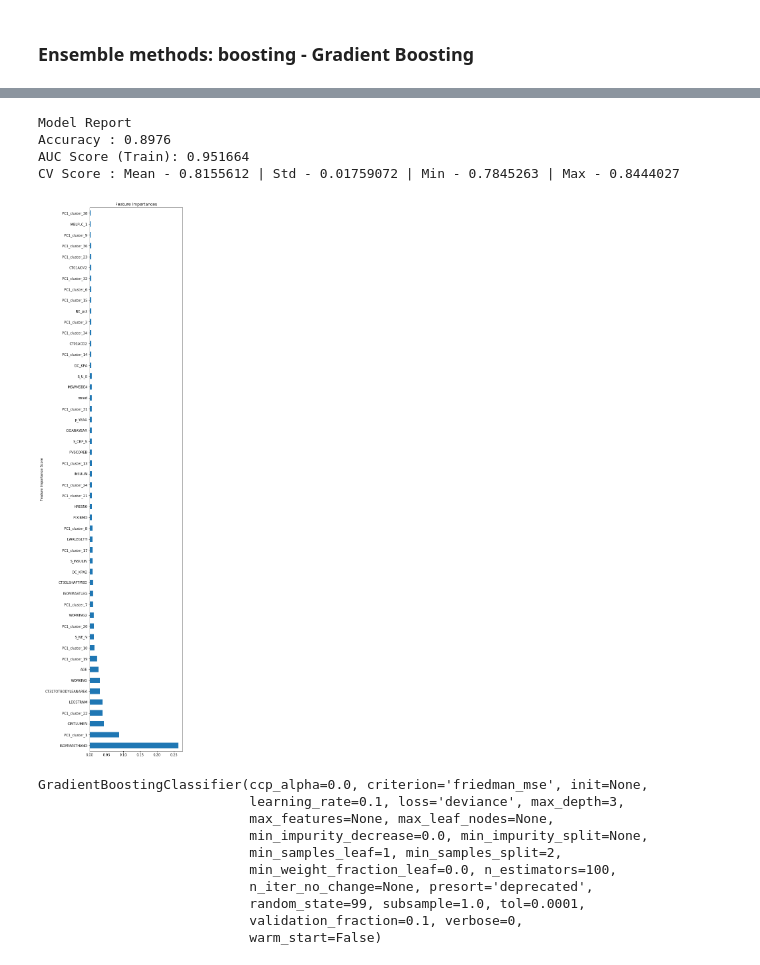
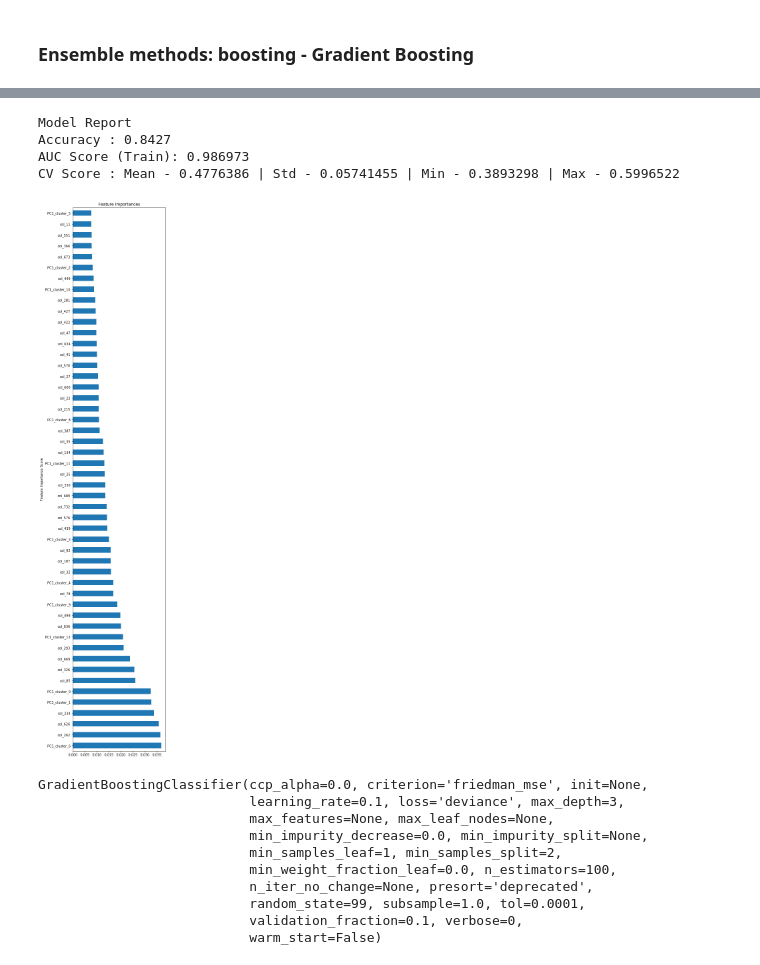
Before and after one commit to wolfhank/final-project, a Jupyter notebook: final_project.ipynb, the cells around one changed output, grey strips where cells are left out. Drawn from its saved outputs; the diff is of its cells as text; code cells hidden in the pictures.

```diff
--- a/final_project.ipynb
+++ b/final_project.ipynb
@@ -532,7 +214,7 @@ plt.show()
 - Run PCA for each cluster (if vars don't fall into any clusters keep it as is)
 - Keep the 1st PC for each cluster
 # %%
-X_imp = scaled_AGES_data_imp_nomissing.drop(["TOTAL_BRAIN", "TBV_ICV", "TBV_4thQ"], axis=1)
-print(X_imp.shape)
-X_imp.head()
+Fake_X = Fake_data.drop(["Y"], axis=1)
+print(Fake_X.shape)
+Fake_X.head()
 # %% [output]
@@ -546,6 +228,7 @@ X_imp.head()
 # %%
 def PCA_Cluster(X_data, cluster_data, n_component = 1):
     appended_data = []
+    pca_varratio = []
     # Importing PCA
     from sklearn import decomposition
     pca = decomposition.PCA(n_components = n_component)
@@ -555,15 +238,16 @@ def PCA_Cluster(X_data, cluster_data, n_component = 1):
         if cluster >= 0 :
             cluster_var_list = cluster_data[cluster_data.index == cluster].values.tolist()
             # fit_transform
+            pca_fit = pca.fit(X_data[cluster_var_list])
             PC_data = pca.fit_transform(X_data[cluster_var_list])
-            appended_data.append(pd.DataFrame(PC_data).rename(columns={0:f"""PC1_cluster_{cluster}"""}))
-
+            appended_data.append(pd.DataFrame(PC_data).rename(columns={0:f"""PC1_cluster_{cluster+1}"""}))
+            pca_varratio.append(pd.DataFrame(pca_fit.explained_variance_ratio_).rename(columns={0:f"""PC_var_cluster_{cluster+1}"""}))
         elif cluster == -1:
             cluster_var_list = cluster_data[cluster_data.index == cluster].values.tolist()
             appended_data.append(X_data[cluster_var_list].reset_index(drop=True))
 
     new_df = pd.concat(appended_data, axis=1)
-    return new_df
+    pca_varratio_df = pd.concat(pca_varratio, axis=1)
+    return new_df, pca_varratio_df.T
 # %%
-cluster_PCA_data = PCA_Cluster(X_data = X_imp,
-            cluster_data = cluster_label)
+cluster_PCA_data, PCA_Var_Cluster = PCA_Cluster(X_data = Fake_X, cluster_data = cluster_label)
@@ -612,0 +270,4 @@ Name: TBV_4thQ, dtype: int64
+# %%
+Fake_Y = Fake_data['Y']
+print(Fake_Y.shape)
+Fake_Y.head()
@@ -657,15 +320,15 @@ def modelfit(alg, dtrain, predictors, outcome, performCV=True, printFeatureImpor
 # %%
 kf = KFold(n_splits=10, shuffle=True, random_state=99)
 #Choose all predictors except target
 predictors = [x for x in cluster_PCA_data.columns]
 gbm0 = GradientBoostingClassifier(random_state=99)
-modelfit(gbm0, cluster_PCA_data, predictors, Y_TBV_4thQ_imp, cv_folds=kf)
+modelfit(gbm0, cluster_PCA_data, predictors, Fake_Y, cv_folds=kf)
 # %% [output]
 Model Report
-Accuracy : 0.8976
-AUC Score (Train): 0.951664
-CV Score : Mean - 0.8155612 | Std - 0.01759072 | Min - 0.7845263 | Max - 0.8444027
+Accuracy : 0.8427
+AUC Score (Train): 0.986973
+CV Score : Mean - 0.4776386 | Std - 0.05741455 | Min - 0.3893298 | Max - 0.5996522
-[figure, old version]
+[figure, new version]
 # %%
 gbm0
 # %% [output]
```
Also changed, not shown: parts of 82 cells of this notebook, 1 other file.
